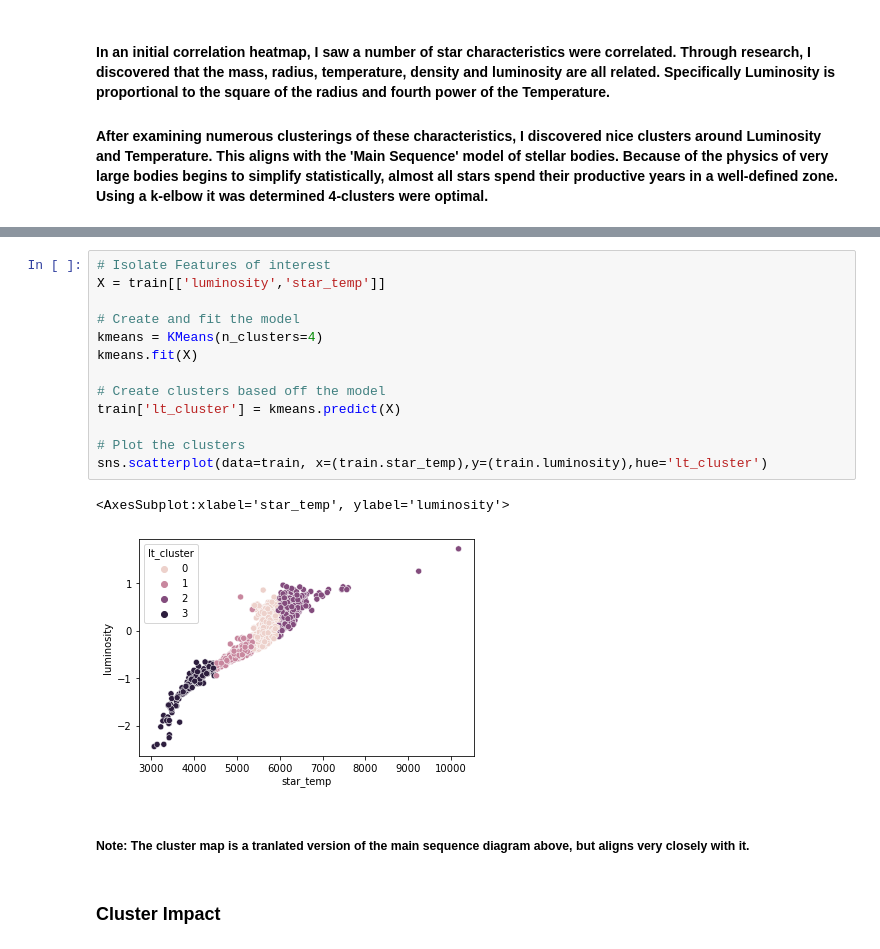
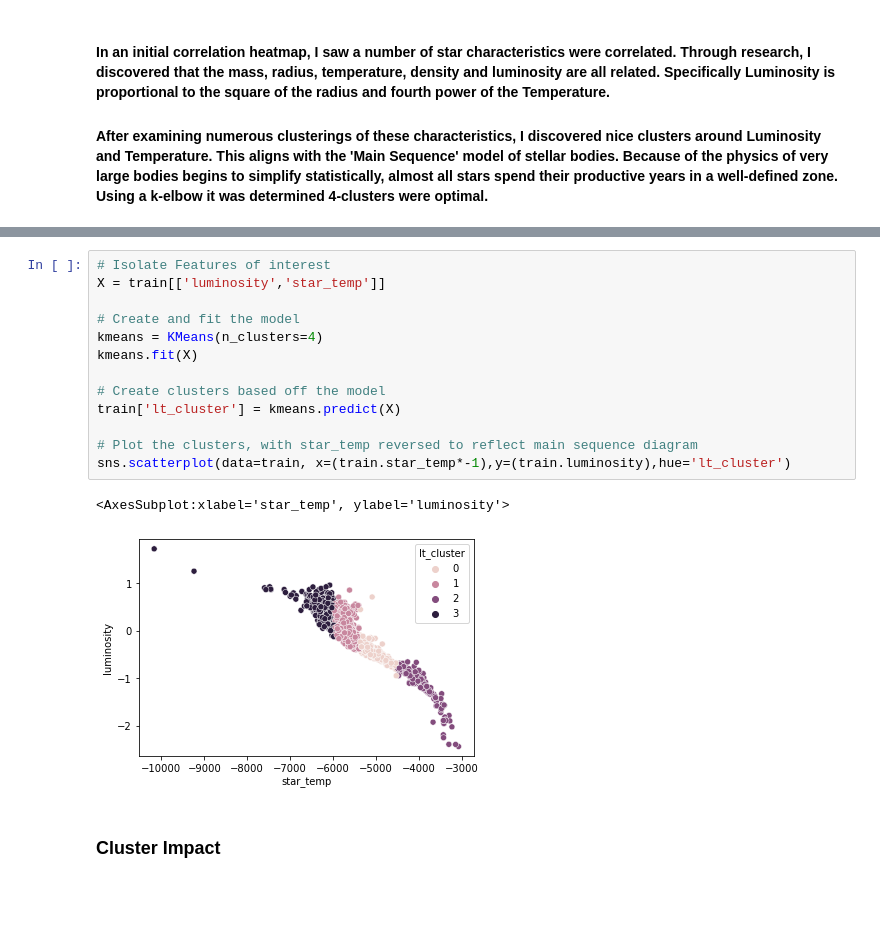
Before and after one commit to Miller-Ryan-1/exoplanet-analysis, a Jupyter notebook: exoplanet_study_notebook.ipynb, the cells around one changed output, grey strips where cells are left out. Drawn from its saved outputs; the diff is of its cells as text; blank space fills up the shorter version.

```diff
--- a/exoplanet_study_notebook.ipynb
+++ b/exoplanet_study_notebook.ipynb
@@ -345,21 +342,19 @@ We reject the null hypothesis that Earthlike planets differ in metallicity than
 # %%
 # Isolate Features of interest
 X = train[['luminosity','star_temp']]
 
 # Create and fit the model
 kmeans = KMeans(n_clusters=4)
 kmeans.fit(X)
 
 # Create clusters based off the model
 train['lt_cluster'] = kmeans.predict(X)
 
-# Plot the clusters
-sns.scatterplot(data=train, x=(train.star_temp),y=(train.luminosity),hue='lt_cluster')
+# Plot the clusters, with star_temp reversed to reflect main sequence diagram
+sns.scatterplot(data=train, x=(train.star_temp*-1),y=(train.luminosity),hue='lt_cluster')
 # %% [output]
 <AxesSubplot:xlabel='star_temp', ylabel='luminosity'>
-[figure, old version]
+[figure, new version]
-# %% [markdown]
-##### Note: The cluster map is a tranlated version of the main sequence diagram above, but aligns very closely with it.
 # %% [markdown]
 ### Cluster Impact
 # %%
```
Also changed, not shown: parts of 8 cells of this notebook.
